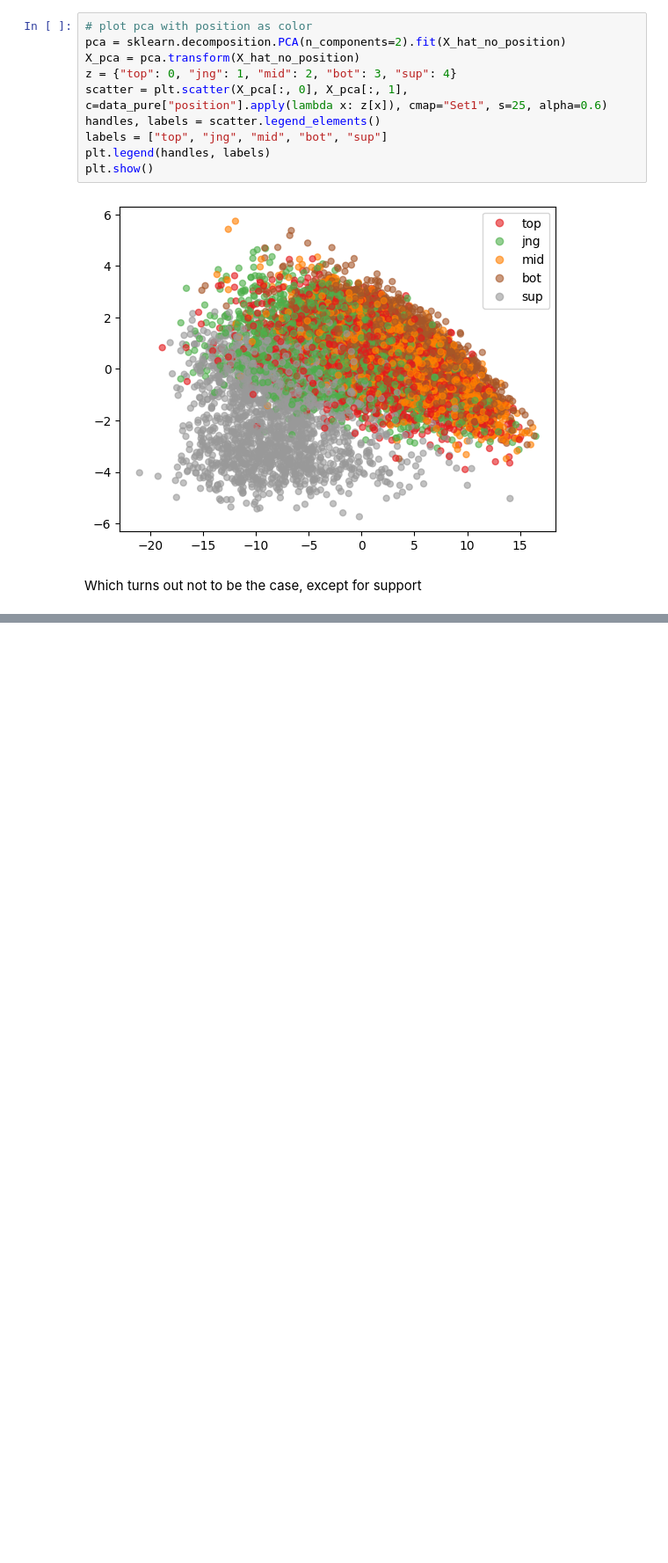
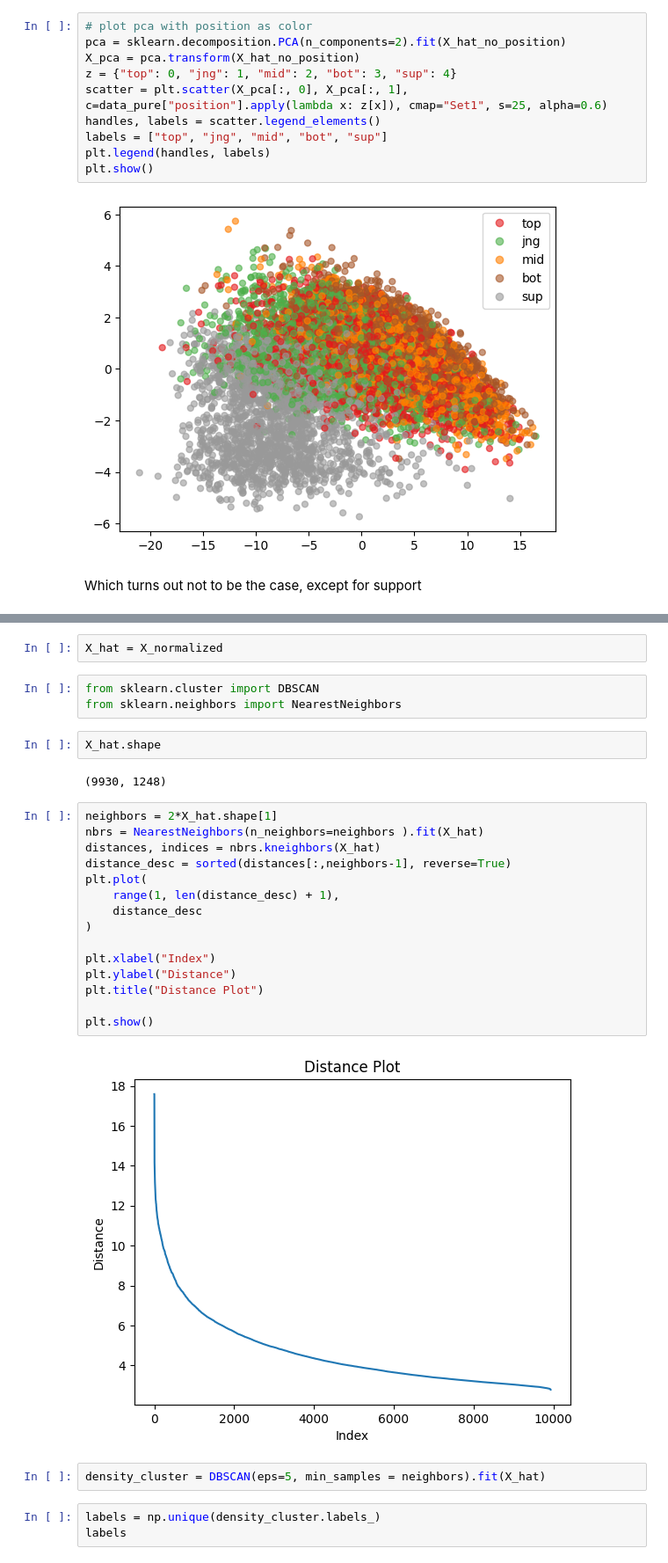
Before and after one commit to dwarfy35/Datamining_project, a Jupyter notebook: Project_main.ipynb, the cells around one changed output, grey strips where cells are left out. Shown at 88% size. Cells and saved outputs as stored; diff of their text form; blank space fills up the shorter version.

Commit message:
Started on match clustering using DBSCAN and PCA

```diff
--- a/Project_main.ipynb
+++ b/Project_main.ipynb
@@ -163,0 +172,31 @@ Which turns out not to be the case, except for support
+# %%
+X_hat = X_normalized
+# %%
+from sklearn.cluster import DBSCAN
+from sklearn.neighbors import NearestNeighbors
+# %%
+X_hat.shape
+# %% [output]
+(9930, 1248)
+# %%
+neighbors = 2*X_hat.shape[1]
+nbrs = NearestNeighbors(n_neighbors=neighbors ).fit(X_hat)
+distances, indices = nbrs.kneighbors(X_hat)
+distance_desc = sorted(distances[:,neighbors-1], reverse=True)
+plt.plot(
+    range(1, len(distance_desc) + 1),
+    distance_desc
+)
+
+plt.xlabel("Index")
+plt.ylabel("Distance")
+plt.title("Distance Plot")
+
+plt.show()
+# %% [output]
+[figure, added]
+# %%
+density_cluster = DBSCAN(eps=5, min_samples = neighbors).fit(X_hat)
+# %%
+labels = np.unique(density_cluster.labels_)
+labels
```
Also changed, not shown: parts of 14 cells of this notebook.
